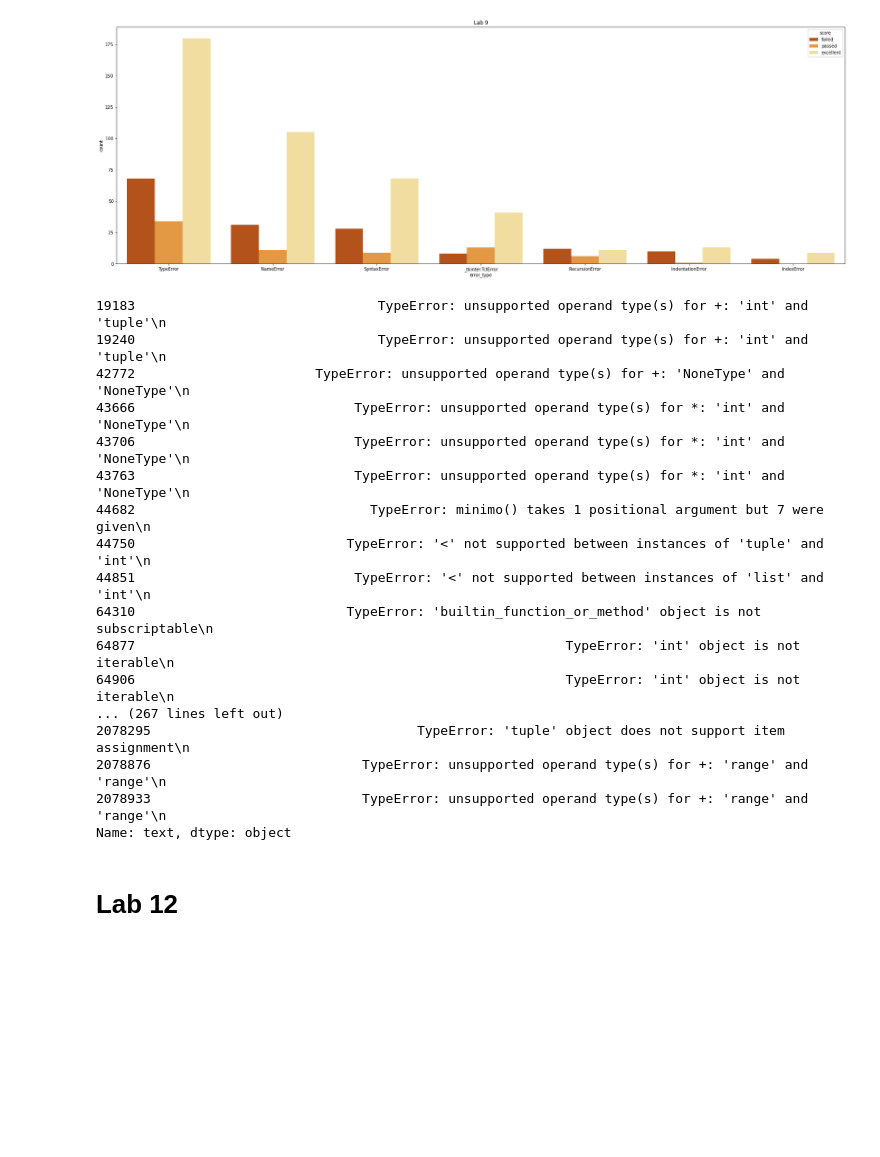
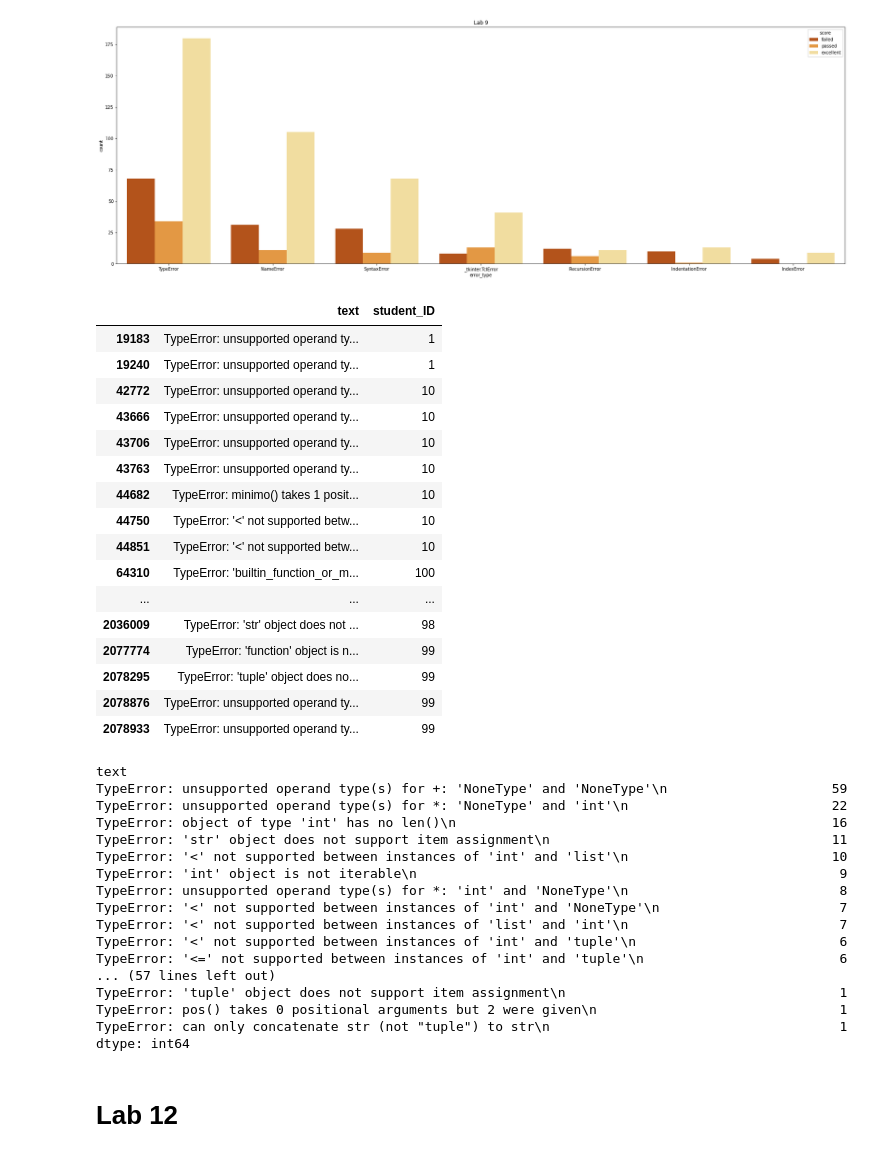
Before and after one commit to alefreda/thonny-log-analysis, a Jupyter notebook: Thonny_log_analysis.ipynb, the cells around one changed output. Saved outputs shown, nothing was run; the diff lists cells and outputs as text; code cells hidden in the pictures; blank space fills up the shorter version.

```diff
--- a/Thonny_log_analysis.ipynb
+++ b/Thonny_log_analysis.ipynb
@@ -408,26 +445,46 @@ plt.show()
 # %%
 df_errors_lab9_typeerror = df_errors_lab9.loc[df_errors_lab9['error_type'] == 'TypeError']
 pd.options.display.max_rows = 999
 pd.set_option('display.max_colwidth', None)
-df_errors_lab9_typeerror['text']
+df_errors_lab9_typeerror[['text','student_ID']]
 # %% [output]
-19183                               TypeError: unsupported operand type(s) for +: 'int' and 'tuple'\n
-19240                               TypeError: unsupported operand type(s) for +: 'int' and 'tuple'\n
-42772                       TypeError: unsupported operand type(s) for +: 'NoneType' and 'NoneType'\n
-43666                            TypeError: unsupported operand type(s) for *: 'int' and 'NoneType'\n
-43706                            TypeError: unsupported operand type(s) for *: 'int' and 'NoneType'\n
-43763                            TypeError: unsupported operand type(s) for *: 'int' and 'NoneType'\n
-44682                              TypeError: minimo() takes 1 positional argument but 7 were given\n
-44750                           TypeError: '<' not supported between instances of 'tuple' and 'int'\n
-44851                            TypeError: '<' not supported between instances of 'list' and 'int'\n
-64310                           TypeError: 'builtin_function_or_method' object is not subscriptable\n
-64877                                                       TypeError: 'int' object is not iterable\n
-64906                                                       TypeError: 'int' object is not iterable\n
-... (267 lines left out)
-2078295                                  TypeError: 'tuple' object does not support item assignment\n
-2078876                           TypeError: unsupported operand type(s) for +: 'range' and 'range'\n
-2078933                           TypeError: unsupported operand type(s) for +: 'range' and 'range'\n
-Name: text, dtype: object
+|  | text | student_ID |
+| 19183 | TypeError: unsupported operand ty... | 1 |
+| 19240 | TypeError: unsupported operand ty... | 1 |
+| 42772 | TypeError: unsupported operand ty... | 10 |
+| 43666 | TypeError: unsupported operand ty... | 10 |
+| 43706 | TypeError: unsupported operand ty... | 10 |
+| 43763 | TypeError: unsupported operand ty... | 10 |
+| 44682 | TypeError: minimo() takes 1 posit... | 10 |
+| 44750 | TypeError: '<' not supported betw... | 10 |
+| 44851 | TypeError: '<' not supported betw... | 10 |
+| 64310 | TypeError: 'builtin_function_or_m... | 100 |
+| ... | ... | ... |
+| 2036009 | TypeError: 'str' object does not ... | 98 |
+| 2077774 | TypeError: 'function' object is n... | 99 |
+| 2078295 | TypeError: 'tuple' object does no... | 99 |
+| 2078876 | TypeError: unsupported operand ty... | 99 |
+| 2078933 | TypeError: unsupported operand ty... | 99 |
+# %%
+df_errors_lab9_typeerror.groupby(['text']).size().sort_values(ascending=False)
+# %% [output]
+text
+TypeError: unsupported operand type(s) for +: 'NoneType' and 'NoneType'\n                     59
+TypeError: unsupported operand type(s) for *: 'NoneType' and 'int'\n                          22
+TypeError: object of type 'int' has no len()\n                                                16
+TypeError: 'str' object does not support item assignment\n                                    11
+TypeError: '<' not supported between instances of 'int' and 'list'\n                          10
+TypeError: 'int' object is not iterable\n                                                      9
+TypeError: unsupported operand type(s) for *: 'int' and 'NoneType'\n                           8
+TypeError: '<' not supported between instances of 'int' and 'NoneType'\n                       7
+TypeError: '<' not supported between instances of 'list' and 'int'\n                           7
+TypeError: '<' not supported between instances of 'int' and 'tuple'\n                          6
+TypeError: '<=' not supported between instances of 'int' and 'tuple'\n                         6
+... (57 lines left out)
+TypeError: 'tuple' object does not support item assignment\n                                   1
+TypeError: pos() takes 0 positional arguments but 2 were given\n                               1
+TypeError: can only concatenate str (not "tuple") to str\n                                     1
+dtype: int64
 # %% [markdown]
 # Lab 12
 # %%
```
Also changed, not shown: parts of 4 cells of this notebook.
